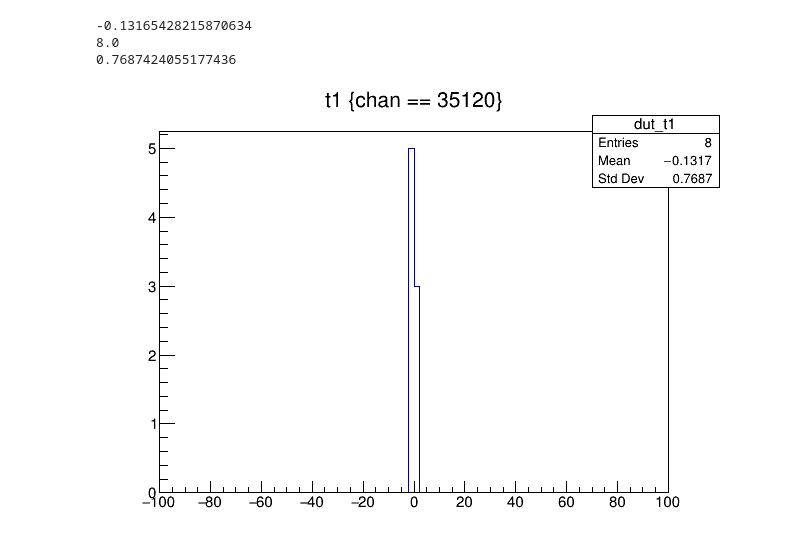
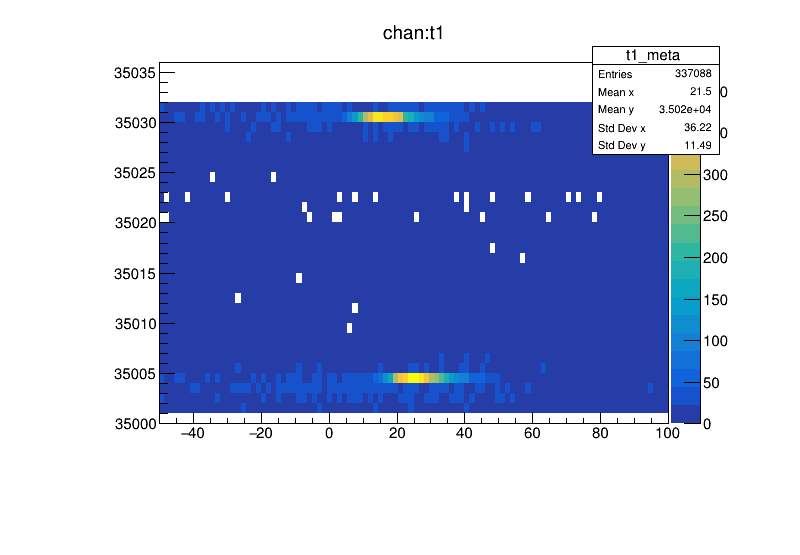
Before and after one commit to acidbourbon/PT_full_system, a Jupyter notebook: workdir/jupyter/fst_onthefly.ipynb, the cells around one changed output. Drawn from its saved outputs; the diff is of its cells as text; code cells hidden in the pictures; blank space fills up the shorter version.

```diff
--- a/workdir/jupyter/fst_onthefly.ipynb
+++ b/workdir/jupyter/fst_onthefly.ipynb
@@ -75,19 +63,12 @@ print(dut_t1.GetStdDev())
-# %%
-##################################################
-##               vert scintillator              ##
-##################################################
-
-
-tdc=351
-chan = 20
-tree.Draw("t1>>dut_t1(100,-100,100)","chan == {:d}".format(tdc*100+chan),"colz")
-c.Draw()
-dut_t1 = f.Get("dut_t1")
-print(dut_t1.GetMean())
-print(dut_t1.GetEntries())
-print(dut_t1.GetStdDev())
-# %% [output]
--0.13165428215870634
-8.0
-0.7687424055177436
-[figure, removed]
+# %%
+##################################################
+##             overview TDC 0x0350              ##
+##################################################
+
+
+tdc=350
+disp_channels = 36
+tree.Draw("chan:t1>>t1_meta(100,-50,100,{:d},{:d},{:d})".format(disp_channels,tdc*100,tdc*100+disp_channels),"","colz")
+c.Draw()
+# %% [output]
+[figure, added]
```
Also changed, not shown: parts of 12 cells of this notebook, 4 other files.
